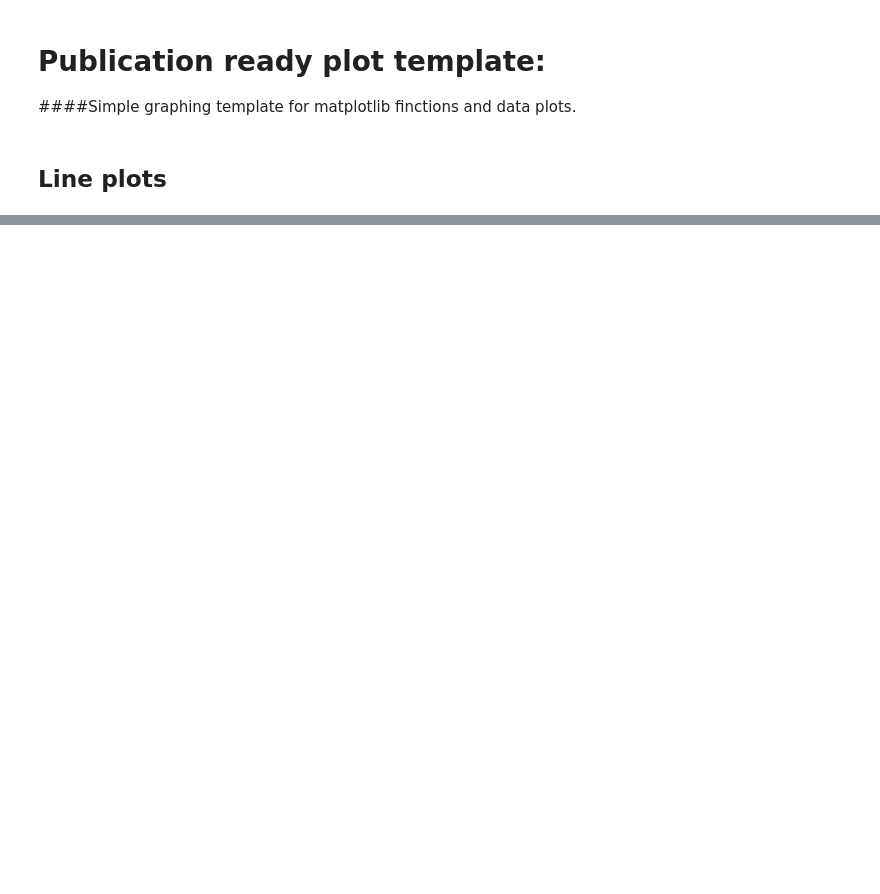
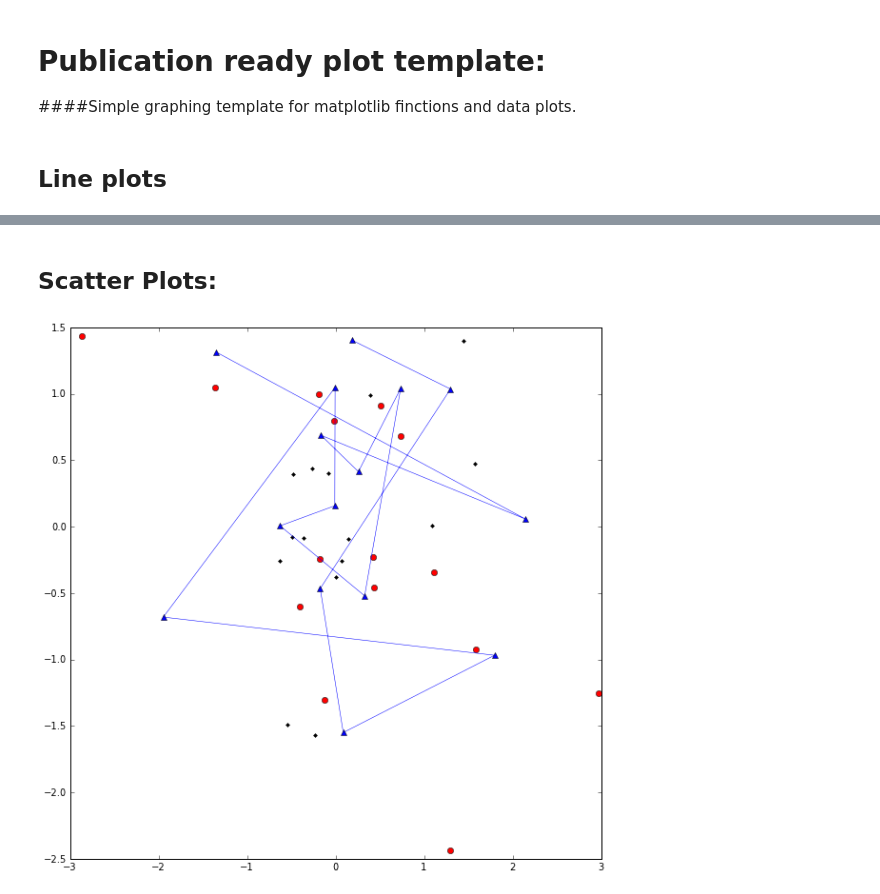
Before and after one commit to dcrose/PHYS202-S13, a Jupyter notebook: PlotTemplates.ipynb, the cells around one changed output, grey strips where cells are left out. Saved outputs shown, nothing was run; the diff lists cells and outputs as text; code cells hidden in the pictures; blank space fills up the shorter version.

```diff
--- a/PlotTemplates.ipynb
+++ b/PlotTemplates.ipynb
@@ -55,0 +72,21 @@ plt.show()
+# %% [markdown]
+Scatter Plots:
+-
+# %%
+n = 15
+x1 = random.normal(0,1,n) # Generates dummy x-y data for use in a plot.
+x2 = random.normal(0,1,n)
+x3 = random.normal(0,1,n)
+y1 = random.normal(0,1,n)
+y2 = random.normal(0,1,n)
+y3 = random.normal(0,1,n)
+
+plot(x1,y1, 'k.') #draw points as black dots
+plot(x2,y2, 'ro') #draw points as red circles
+plot(x3,y3, 'b^', linestyle='-', lw='0.5') #draw points as blue triagles, with connecting lines
+
+#insert proper formatting from the first example here!
+
+show()
+# %% [output]
+[figure, added]
```
Also changed, not shown: parts of 12 cells of this notebook.
